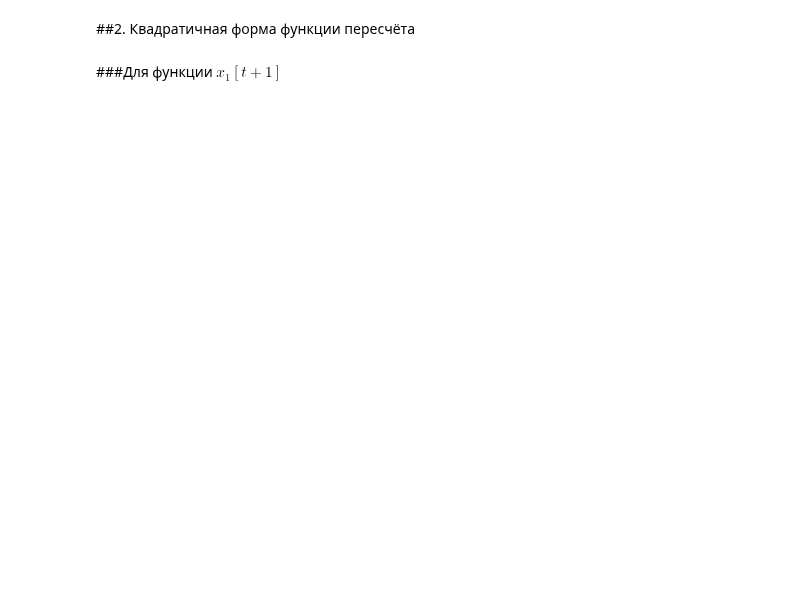
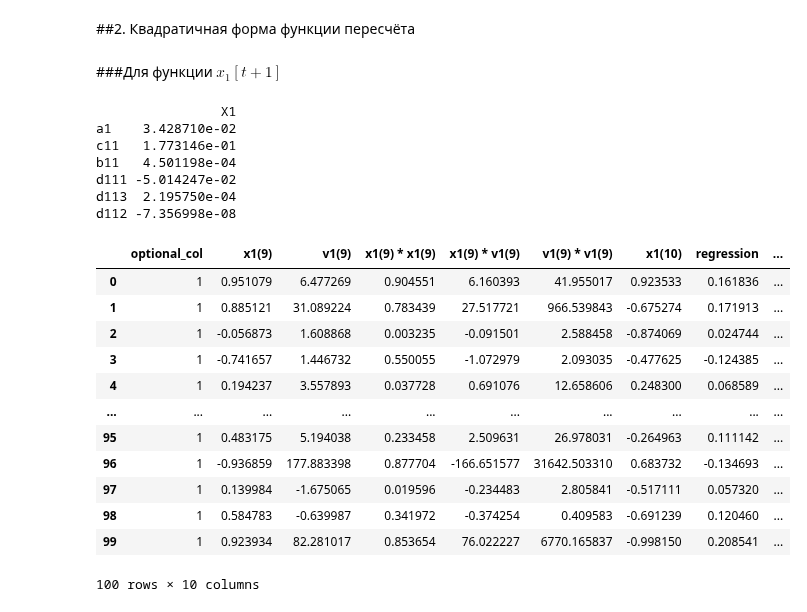
Before and after one commit to Viktory4121/MORD, a Jupyter notebook: ДОМ.ipynb, the cells around one changed output. Drawn from its saved outputs; the diff is of its cells as text; code cells hidden in the pictures; blank space fills up the shorter version.

```diff
--- a/ДОМ.ipynb
+++ b/ДОМ.ipynb
@@ -441,12 +441,24 @@ def buildQuadraticRegretion(model1, model2, cols):
   variance = []
   error = []
 
-  #сформировать столбцы из квадратов и 2х произведений переменных
-  #...
-
   #переменные
   Function = (model1.copy())[cols[0:(len(cols) - 1)]]
+  i = 0
+  name_col = ''
+  while(i < len(cols) - 1):
+    temporary_cols = []
+    j = i
 
+    while(j < len(cols) - 1):
+      name_col = cols[i] + ' * ' + cols[j]
+      for k in range(len(model1)):
+        temporary_cols.append(Function[cols[i]][k] * Function[cols[j]][k])
+
+      Function[name_col] = temporary_cols
+      temporary_cols.clear()
+      j += 1
+
+    i += 1
 
   #значение функции
   Function[cols[len(cols) - 1]] = (model2.copy())[cols[len(cols) - 1]]
@@ -478,3 +490,29 @@ def buildQuadraticRegretion(model1, model2, cols):
   return X, Function
 # %% [markdown]
 ###Для функции $x_1[t + 1]$
+# %%
+#x1, v1+
+X1_quadratic, X1_quadraticTable = buildQuadraticRegretion(model_9, model_10, ['x1(9)', 'v1(9)', 'x1(10)'])
+print(pd.DataFrame(X1_quadratic, columns=['X1'], index=['a1', 'c11', 'b11', 'd111', 'd113', 'd112']))
+X1_quadraticTable
+# %% [output]
+                X1
+a1    3.428710e-02
+c11   1.773146e-01
+b11   4.501198e-04
+d111 -5.014247e-02
+d113  2.195750e-04
+d112 -7.356998e-08
+|  | optional_col | x1(9) | v1(9) | x1(9) * x1(9) | x1(9) * v1(9) | v1(9) * v1(9) | x1(10) | regression | ... |
+| 0 | 1 | 0.951079 | 6.477269 | 0.904551 | 6.160393 | 41.955017 | 0.923533 | 0.161836 | ... |
+| 1 | 1 | 0.885121 | 31.089224 | 0.783439 | 27.517721 | 966.539843 | -0.675274 | 0.171913 | ... |
+| 2 | 1 | -0.056873 | 1.608868 | 0.003235 | -0.091501 | 2.588458 | -0.874069 | 0.024744 | ... |
+| 3 | 1 | -0.741657 | 1.446732 | 0.550055 | -1.072979 | 2.093035 | -0.477625 | -0.124385 | ... |
+| 4 | 1 | 0.194237 | 3.557893 | 0.037728 | 0.691076 | 12.658606 | 0.248300 | 0.068589 | ... |
+| ... | ... | ... | ... | ... | ... | ... | ... | ... | ... |
+| 95 | 1 | 0.483175 | 5.194038 | 0.233458 | 2.509631 | 26.978031 | -0.264963 | 0.111142 | ... |
+| 96 | 1 | -0.936859 | 177.883398 | 0.877704 | -166.651577 | 31642.503310 | 0.683732 | -0.134693 | ... |
+| 97 | 1 | 0.139984 | -1.675065 | 0.019596 | -0.234483 | 2.805841 | -0.517111 | 0.057320 | ... |
+| 98 | 1 | 0.584783 | -0.639987 | 0.341972 | -0.374254 | 0.409583 | -0.691239 | 0.120460 | ... |
+| 99 | 1 | 0.923934 | 82.281017 | 0.853654 | 76.022227 | 6770.165837 | -0.998150 | 0.208541 | ... |
+100 rows × 10 columns
```
Also changed, not shown: parts of 14 cells of this notebook.
